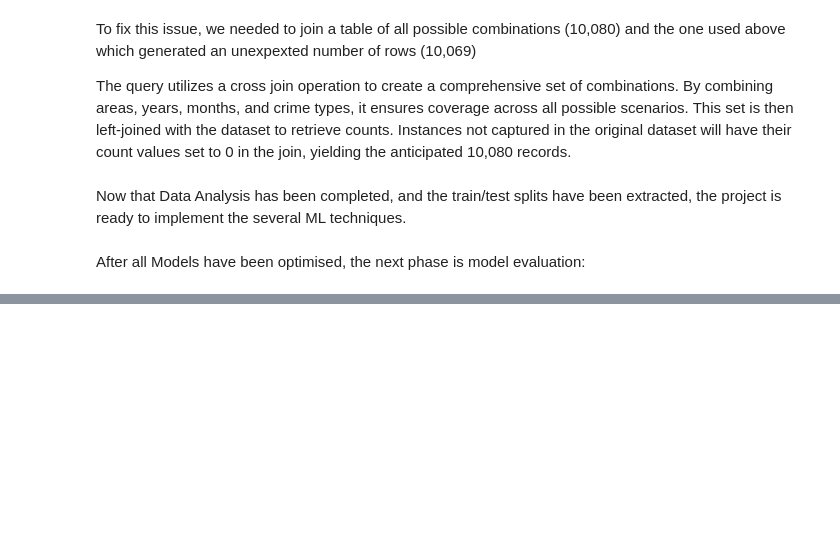
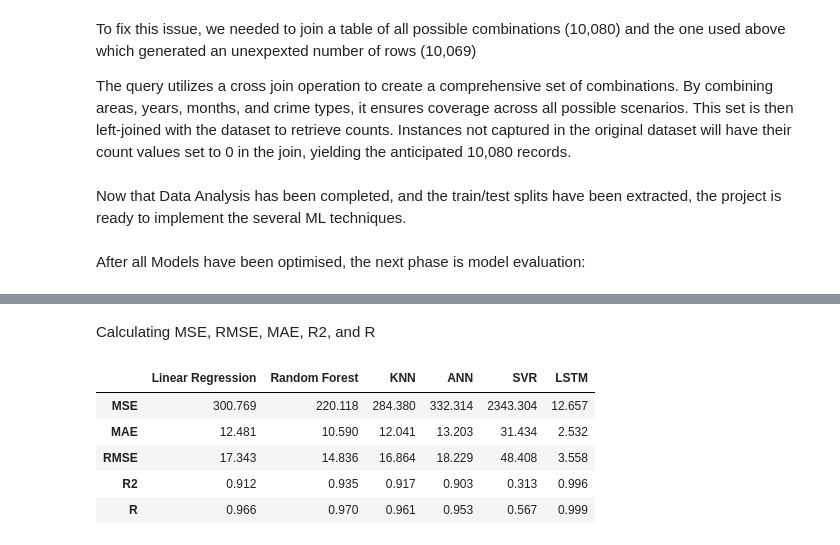
Before and after one commit to Gigilui15/FYP-CrimePrediction, a Jupyter notebook: Scripts/Data Analysis.ipynb, the cells around one changed output, grey strips where cells are left out. Cells and saved outputs as stored; diff of their text form; code cells hidden in the pictures; blank space fills up the shorter version.

```diff
--- a/Scripts/Data Analysis.ipynb
+++ b/Scripts/Data Analysis.ipynb
@@ -640,0 +725,79 @@ After all Models have been optimised, the next phase is model evaluation:
+# %% [markdown]
+Calculating MSE, RMSE, MAE, R2, and R
+# %%
+import pandas as pd
+import numpy as np
+from sklearn.metrics import mean_absolute_error, mean_squared_error, r2_score
+from scipy.stats import pearsonr
+
+# Load your dataset
+results = pd.read_csv('C:\\Users\\luigi\\Desktop\\Third Year\\Thesis\\Artefact\\Data\\Model Predictions\\Model Evaluation\\merged_predictions.csv')
+
+# Calculate errors for each model's predictions
+results['error_lr'] = results['total_crimes'] - results['lr_prediction']
+results['error_rf'] = results['total_crimes'] - results['rf_predictions']
+results['error_knn'] = results['total_crimes'] - results['knn_predictions']
+results['error_ann'] = results['total_crimes'] - results['ann_predictions']
+results['error_svr'] = results['total_crimes'] - results['svr_predictions']
+results['error_lstm'] = results['total_crimes'] - results['lstm_predictions']
+
+# Calculate MAE for each model
+mae_values = {
+    'Linear Regression': np.round(np.abs(results['error_lr']).mean(), 3),
+    'Random Forest': np.round(np.abs(results['error_rf']).mean(), 3),
+    'KNN': np.round(np.abs(results['error_knn']).mean(), 3),
+    'ANN': np.round(np.abs(results['error_ann']).mean(), 3),
+    'SVR': np.round(np.abs(results['error_svr']).mean(), 3),
+    'LSTM': np.round(np.abs(results['error_lstm']).mean(), 3)
+}
+
+# Calculate MSE for each model
+mse_values = {
+    'Linear Regression': np.round((results['error_lr'] ** 2).mean(), 3),
+    'Random Forest': np.round((results['error_rf'] ** 2).mean(), 3),
+    'KNN': np.round((results['error_knn'] ** 2).mean(), 3),
+    'ANN': np.round((results['error_ann'] ** 2).mean(), 3),
+    'SVR': np.round((results['error_svr'] ** 2).mean(), 3),
+    'LSTM': np.round((results['error_lstm'] ** 2).mean(), 3)
+}
+
+# Calculate RMSE for each model
+rmse_values = {model: np.round(np.sqrt(mse), 3) for model, mse in mse_values.items()}
+
+# Initialize dictionary to store metrics
+metrics = {}
+
+# List of model predictions
+model_predictions = [
+    'lr_prediction', 'rf_predictions', 'knn_predictions',
+    'ann_predictions', 'svr_predictions', 'lstm_predictions'
+]
+
+# Names of models
+model_names = ['Linear Regression', 'Random Forest', 'KNN', 'ANN', 'SVR', 'LSTM']
+
+# Calculate MAE, MSE, RMSE, R-squared, and R (correlation coefficient) for each model
+for name, pred in zip(model_names, model_predictions):
+    mse = np.round(mean_squared_error(results['total_crimes'], results[pred]), 3)
+    mae = np.round(mean_absolute_error(results['total_crimes'], results[pred]), 3)
+    rmse = np.round(np.sqrt(mse), 3)
+    r2 = np.round(r2_score(results['total_crimes'], results[pred]), 3)
+    r, _ = pearsonr(results['total_crimes'], results[pred])
+    r = np.round(r, 3)
+    metrics[name] = [mse, mae, rmse, r2, r]
+
+# Organize metrics into a DataFrame
+metrics_df = pd.DataFrame(metrics, index=['MSE', 'MAE', 'RMSE', 'R2', 'R'])
+
+# Save the DataFrame to a CSV file, including the index
+metrics_df.to_csv('C:\\Users\\luigi\\Desktop\\Third Year\\Thesis\\Artefact\\Data\\Model Predictions\\Model Evaluation\\model_stats.csv', index=True)
+
+# Display the DataFrame
+metrics_df
+# %% [output]
+|  | Linear Regression | Random Forest | KNN | ANN | SVR | LSTM |
+| MSE | 300.769 | 220.118 | 284.380 | 332.314 | 2343.304 | 12.657 |
+| MAE | 12.481 | 10.590 | 12.041 | 13.203 | 31.434 | 2.532 |
+| RMSE | 17.343 | 14.836 | 16.864 | 18.229 | 48.408 | 3.558 |
+| R2 | 0.912 | 0.935 | 0.917 | 0.903 | 0.313 | 0.996 |
+| R | 0.966 | 0.970 | 0.961 | 0.953 | 0.567 | 0.999 |
```
Also changed, not shown: parts of 7 cells of this notebook, 4 other files.
